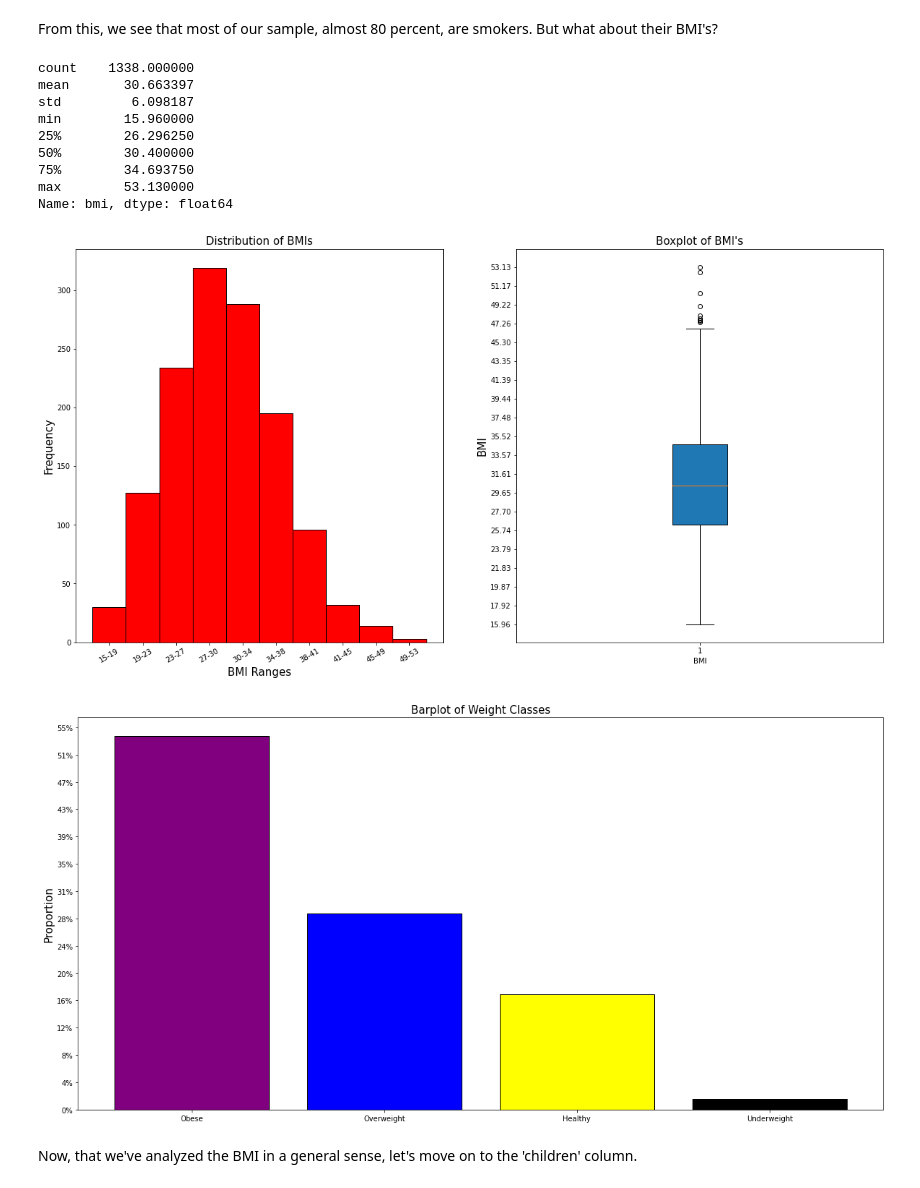
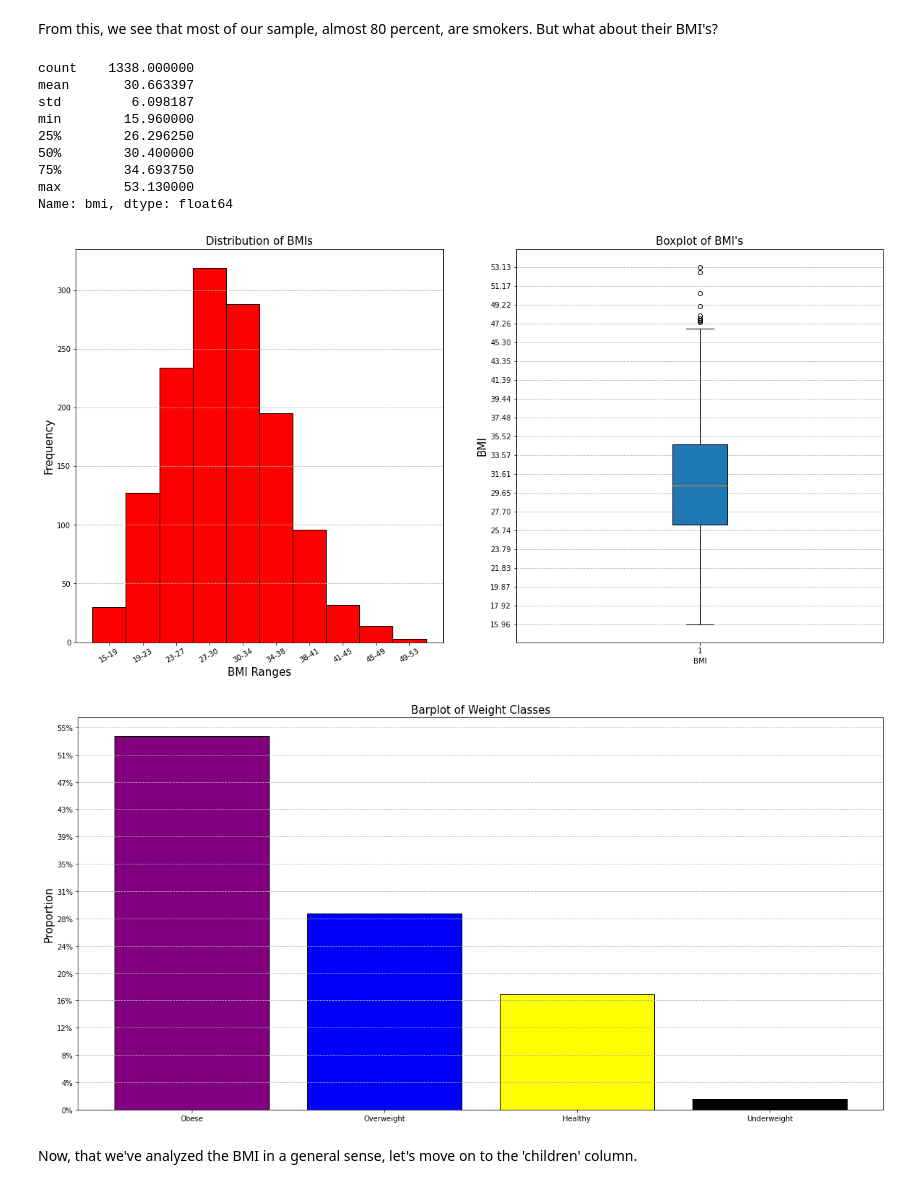
Before and after one commit to AbdullaK123/Portfolio, a Jupyter notebook: Medical_Insurance_Project.ipynb, the cells around one changed output. Saved outputs shown, nothing was run; the diff lists cells and outputs as text; code cells hidden in the pictures.

```diff
--- a/Medical_Insurance_Project.ipynb
+++ b/Medical_Insurance_Project.ipynb
@@ -90,7 +90,7 @@ plt.pie(props_gender,autopct="%.2f%%")
 plt.legend(['Men','Women'])
 plt.title('Proportions of Men and Women')
 plt.axis()
-plt.rcParams['figure.figsize']=(20,10)
+plt.rcParams['figure.figsize']=(15,8)
 plt.show()
 # %% [output]
 [figure]
@@ -115,6 +115,7 @@ plt.hist(df['bmi'],histtype='bar',color='red',edgecolor='black')
 plt.title('Distribution of BMIs',fontsize=15)
 plt.xlabel('BMI Ranges',fontsize=15)
 plt.ylabel('Frequency',fontsize=15)
+plt.grid(axis='y',linestyle='--')
 
 m=df.bmi.min()
 M=df.bmi.max()
@@ -140,6 +141,7 @@ plt.boxplot(df['bmi'],patch_artist=True)
 plt.title("Boxplot of BMI's",fontsize=15)
 plt.xlabel("BMI")
 plt.ylabel('BMI',fontsize=15)
+plt.grid(axis='y',linestyle='--')
 
 Y=np.linspace(m,M,20)
 ax2.set_yticks(Y)
@@ -161,34 +163,35 @@ def weight_class(bmi):
 df['weight_class']=df.bmi.apply(weight_class)
 
 props_weight = df['weight_class'].value_counts()/len(df)
 
 plt.bar(['Obese','Overweight','Healthy','Underweight'],props_weight,color=['Purple','Blue','Yellow','Black'],edgecolor='black')
 plt.title('Barplot of Weight Classes',fontsize=15)
 plt.ylabel('Proportion', fontsize=15)
+plt.grid(axis='y',linestyle='--')
 
 YY=np.linspace(0.0,0.55,15)
 fig.set_yticks(YY)
 
 L=[]
 for y in YY:
     l=round(100*y)
     L.append(str(l)+'%')
 
 fig.set_yticklabels(L)
 
 plt.show()
 # %% [output]
 count    1338.000000
 mean       30.663397
 std         6.098187
 min        15.960000
 25%        26.296250
 50%        30.400000
 75%        34.693750
 max        53.130000
 Name: bmi, dtype: float64
 [figure]
-[figure, old version]
+[figure, new version]
 # %% [markdown]
 Now, that we've analyzed the BMI in a general sense, let's move on to the 'children' column.
 # %%
```
Also changed, not shown: parts of 9 cells of this notebook.
